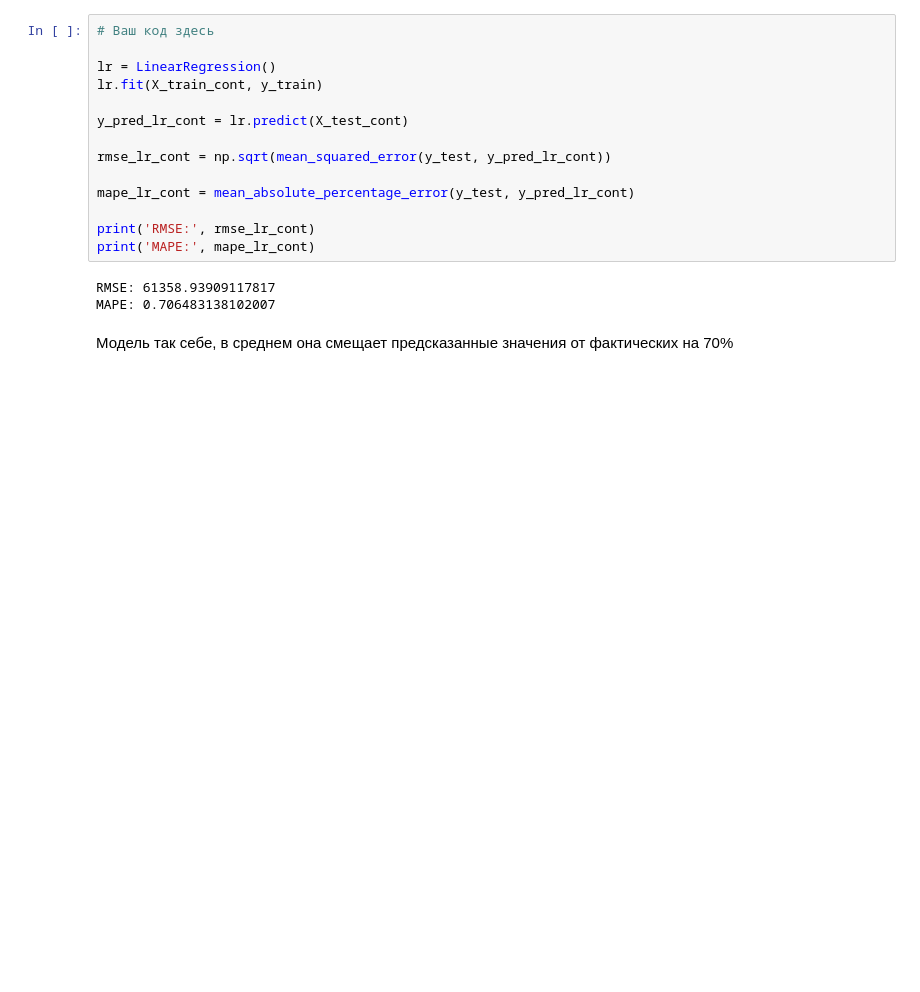
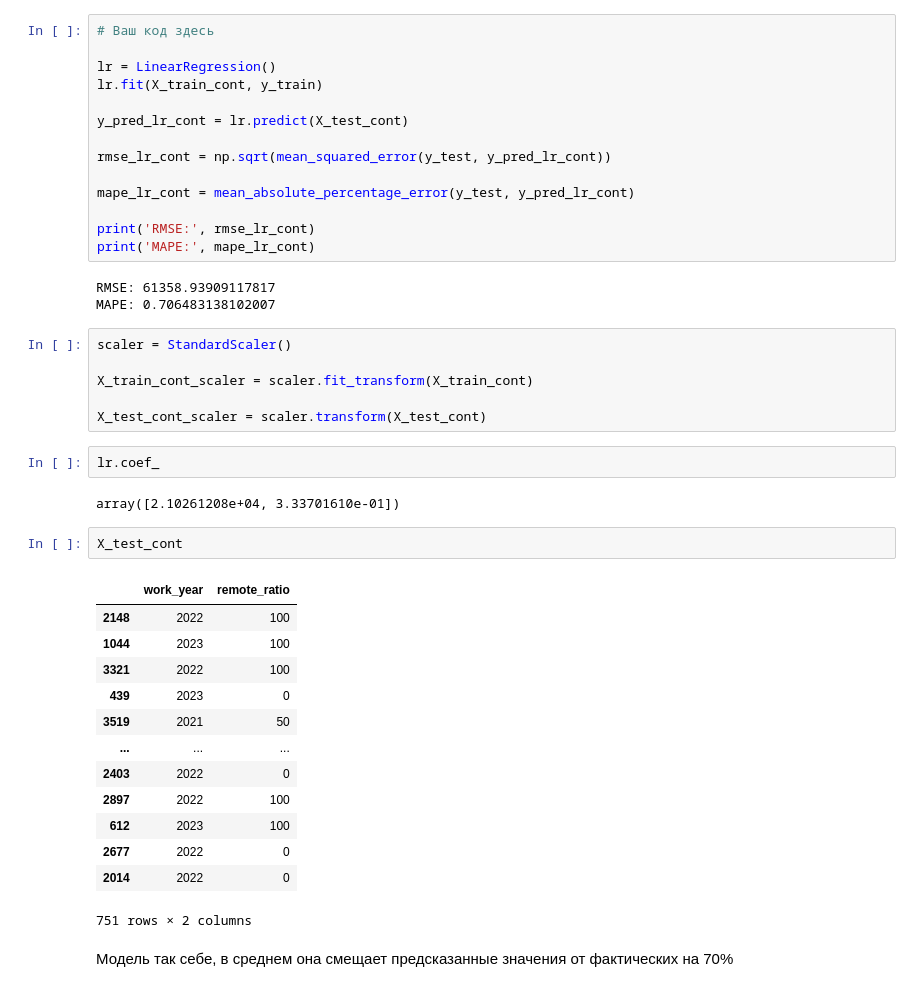
Before and after one commit to quantority/HSE-AI, a Jupyter notebook: AI_HW5_boosting_base_(1).ipynb, the cells around one changed output. Cells and saved outputs as stored; diff of their text form; blank space fills up the shorter version.

```diff
--- a/AI_HW5_boosting_base_(1).ipynb
+++ b/AI_HW5_boosting_base_(1).ipynb
@@ -230,6 +234,32 @@ print('MAPE:', mape_lr_cont)
 # %% [output]
 RMSE: 61358.93909117817
 MAPE: 0.706483138102007
+# %%
+scaler = StandardScaler()
+
+X_train_cont_scaler = scaler.fit_transform(X_train_cont)
+
+X_test_cont_scaler = scaler.transform(X_test_cont)
+# %%
+lr.coef_
+# %% [output]
+array([2.10261208e+04, 3.33701610e-01])
+# %%
+X_test_cont
+# %% [output]
+|  | work_year | remote_ratio |
+| 2148 | 2022 | 100 |
+| 1044 | 2023 | 100 |
+| 3321 | 2022 | 100 |
+| 439 | 2023 | 0 |
+| 3519 | 2021 | 50 |
+| ... | ... | ... |
+| 2403 | 2022 | 0 |
+| 2897 | 2022 | 100 |
+| 612 | 2023 | 100 |
+| 2677 | 2022 | 0 |
+| 2014 | 2022 | 0 |
+751 rows × 2 columns
 # %% [markdown]
 Модель так себе, в среднем она смещает предсказанные значения от фактических на 70%
 # %% [markdown]
```
Also changed, not shown: parts of 5 cells of this notebook.
